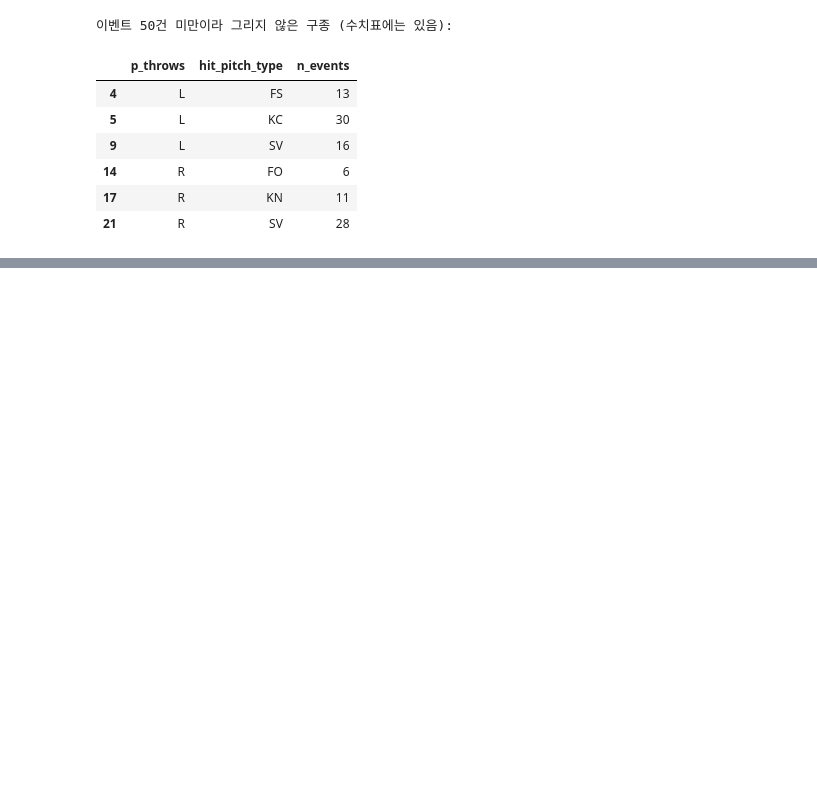
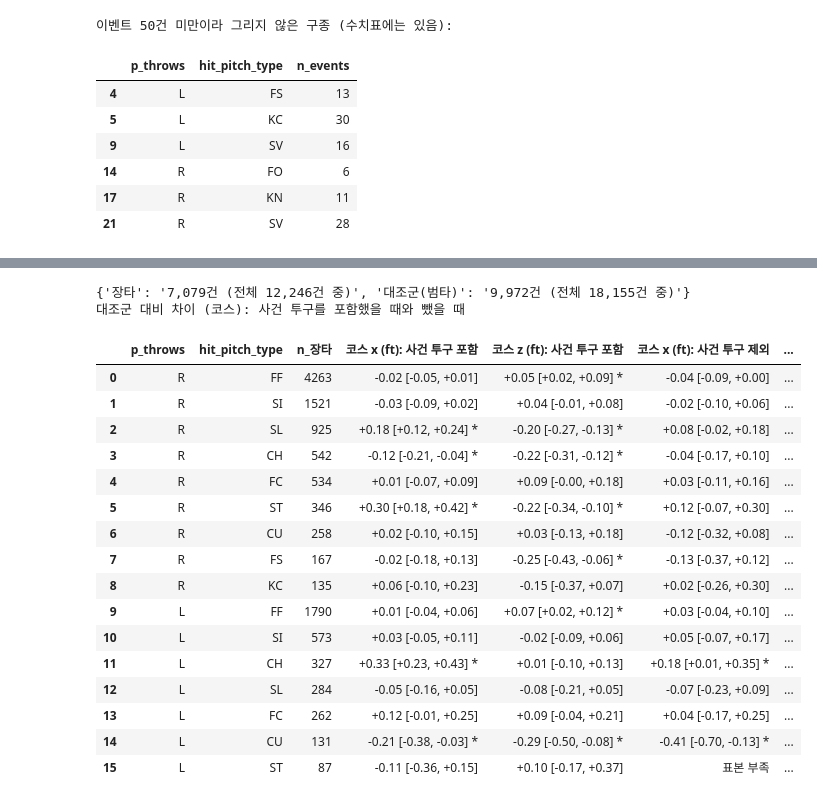
Before and after one commit to DongYun22/9th-first-project-baseball-2, a Jupyter notebook: notebooks/02_DY_rematch_pitch_execution_viz.ipynb, the cells around one changed output, grey strips where cells are left out. Saved outputs shown, nothing was run; the diff lists cells and outputs as text; code cells hidden in the pictures; blank space fills up the shorter version.

```diff
--- a/notebooks/02_DY_rematch_pitch_execution_viz.ipynb
+++ b/notebooks/02_DY_rematch_pitch_execution_viz.ipynb
@@ -436 +701,42 @@ display(omitted)
+# %%
+deltas_wo_event = {name: event_deltas(pa_[~pa_['is_event_pitch']]).dropna(subset=MEASURES, how='all') for name, pa_ in pa_by_group.items()}
+did_wo_event = did_table(deltas_wo_event['장타'], deltas_wo_event['대조군(범타)'])
+print({name: f'{len(d):,}건 (전체 {len(deltas_by_group[name]):,}건 중)' for name, d in deltas_wo_event.items()})
+
+LOCATION = ['plate_x', 'plate_z']
+compare = did[did['measure'].isin(LOCATION)].merge(
+    did_wo_event[did_wo_event['measure'].isin(LOCATION)], on=['p_throws', 'hit_pitch_type', 'measure', '측정값'],
+    how='left', suffixes=('', ' (사건 투구 제외)'),
+)
+compare['사건 투구 포함'] = [f'{n:+.2f} [{lo:+.2f}, {hi:+.2f}]{" *" if s else ""}'
+                       for n, lo, hi, s in zip(compare['대조군 대비 차이'], compare['ci_low'], compare['ci_high'], compare['0과 구별'])]
+compare['사건 투구 제외'] = [
+    '표본 부족' if pd.isna(n) else f'{n:+.2f} [{lo:+.2f}, {hi:+.2f}]{" *" if (pd.notna(s) and bool(s)) else ""}'
+    for n, lo, hi, s in zip(compare['대조군 대비 차이 (사건 투구 제외)'], compare['ci_low (사건 투구 제외)'],
+                            compare['ci_high (사건 투구 제외)'], compare['0과 구별 (사건 투구 제외)'])
+]
+print('대조군 대비 차이 (코스): 사건 투구를 포함했을 때와 뺐을 때')
+wide = compare.pivot(index=['p_throws', 'hit_pitch_type', 'n_장타'], columns='측정값', values=['사건 투구 포함', '사건 투구 제외'])
+wide.columns = [f'{measure}: {variant}' for variant, measure in wide.columns]
+display(wide.reset_index().sort_values(['p_throws', 'n_장타'], ascending=[False, False]).reset_index(drop=True))
+# %% [output]
+{'장타': '7,079건 (전체 12,246건 중)', '대조군(범타)': '9,972건 (전체 18,155건 중)'}
+대조군 대비 차이 (코스): 사건 투구를 포함했을 때와 뺐을 때
+|  | p_throws | hit_pitch_type | n_장타 | 코스 x (ft): 사건 투구 포함 | 코스 z (ft): 사건 투구 포함 | 코스 x (ft): 사건 투구 제외 | ... |
+| 0 | R | FF | 4263 | -0.02 [-0.05, +0.01] | +0.05 [+0.02, +0.09] * | -0.04 [-0.09, +0.00] | ... |
+| 1 | R | SI | 1521 | -0.03 [-0.09, +0.02] | +0.04 [-0.01, +0.08] | -0.02 [-0.10, +0.06] | ... |
+| 2 | R | SL | 925 | +0.18 [+0.12, +0.24] * | -0.20 [-0.27, -0.13] * | +0.08 [-0.02, +0.18] | ... |
+| 3 | R | CH | 542 | -0.12 [-0.21, -0.04] * | -0.22 [-0.31, -0.12] * | -0.04 [-0.17, +0.10] | ... |
+| 4 | R | FC | 534 | +0.01 [-0.07, +0.09] | +0.09 [-0.00, +0.18] | +0.03 [-0.11, +0.16] | ... |
+| 5 | R | ST | 346 | +0.30 [+0.18, +0.42] * | -0.22 [-0.34, -0.10] * | +0.12 [-0.07, +0.30] | ... |
+| 6 | R | CU | 258 | +0.02 [-0.10, +0.15] | +0.03 [-0.13, +0.18] | -0.12 [-0.32, +0.08] | ... |
+| 7 | R | FS | 167 | -0.02 [-0.18, +0.13] | -0.25 [-0.43, -0.06] * | -0.13 [-0.37, +0.12] | ... |
+| 8 | R | KC | 135 | +0.06 [-0.10, +0.23] | -0.15 [-0.37, +0.07] | +0.02 [-0.26, +0.30] | ... |
+| 9 | L | FF | 1790 | +0.01 [-0.04, +0.06] | +0.07 [+0.02, +0.12] * | +0.03 [-0.04, +0.10] | ... |
+| 10 | L | SI | 573 | +0.03 [-0.05, +0.11] | -0.02 [-0.09, +0.06] | +0.05 [-0.07, +0.17] | ... |
+| 11 | L | CH | 327 | +0.33 [+0.23, +0.43] * | +0.01 [-0.10, +0.13] | +0.18 [+0.01, +0.35] * | ... |
+| 12 | L | SL | 284 | -0.05 [-0.16, +0.05] | -0.08 [-0.21, +0.05] | -0.07 [-0.23, +0.09] | ... |
+| 13 | L | FC | 262 | +0.12 [-0.01, +0.25] | +0.09 [-0.04, +0.21] | +0.04 [-0.17, +0.25] | ... |
+| 14 | L | CU | 131 | -0.21 [-0.38, -0.03] * | -0.29 [-0.50, -0.08] * | -0.41 [-0.70, -0.13] * | ... |
+| 15 | L | ST | 87 | -0.11 [-0.36, +0.15] | +0.10 [-0.17, +0.37] | 표본 부족 | ... |
 # %% [markdown]
```
Also changed, not shown: parts of 15 cells of this notebook.
